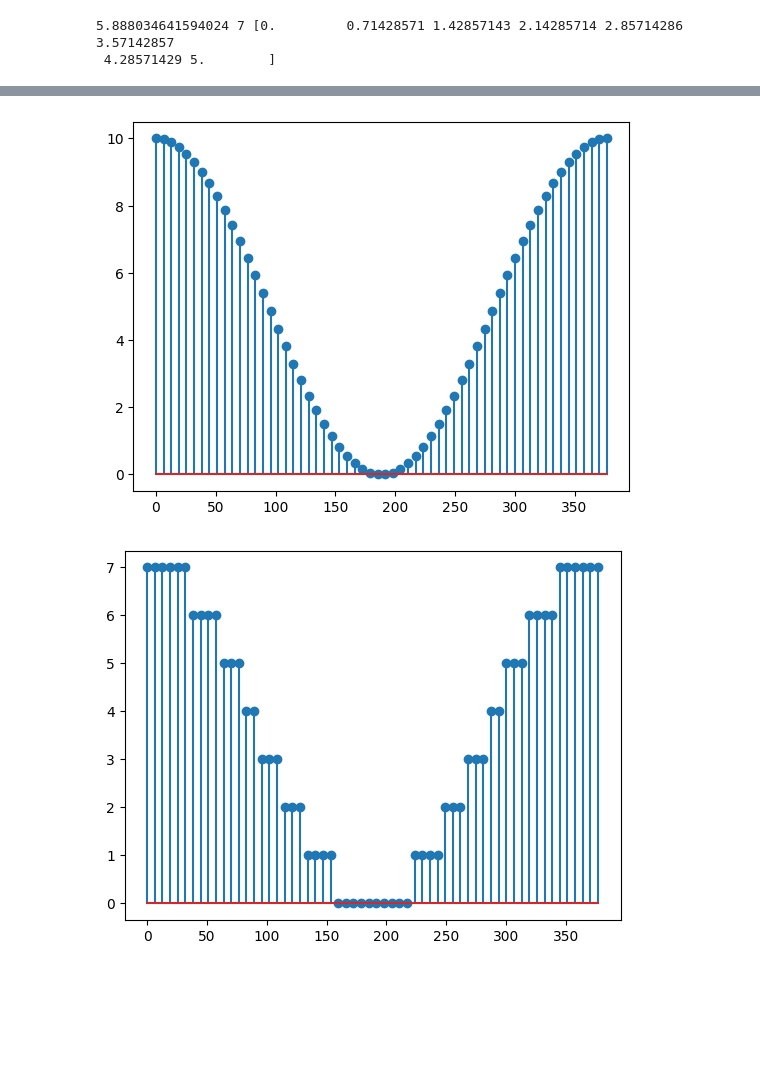
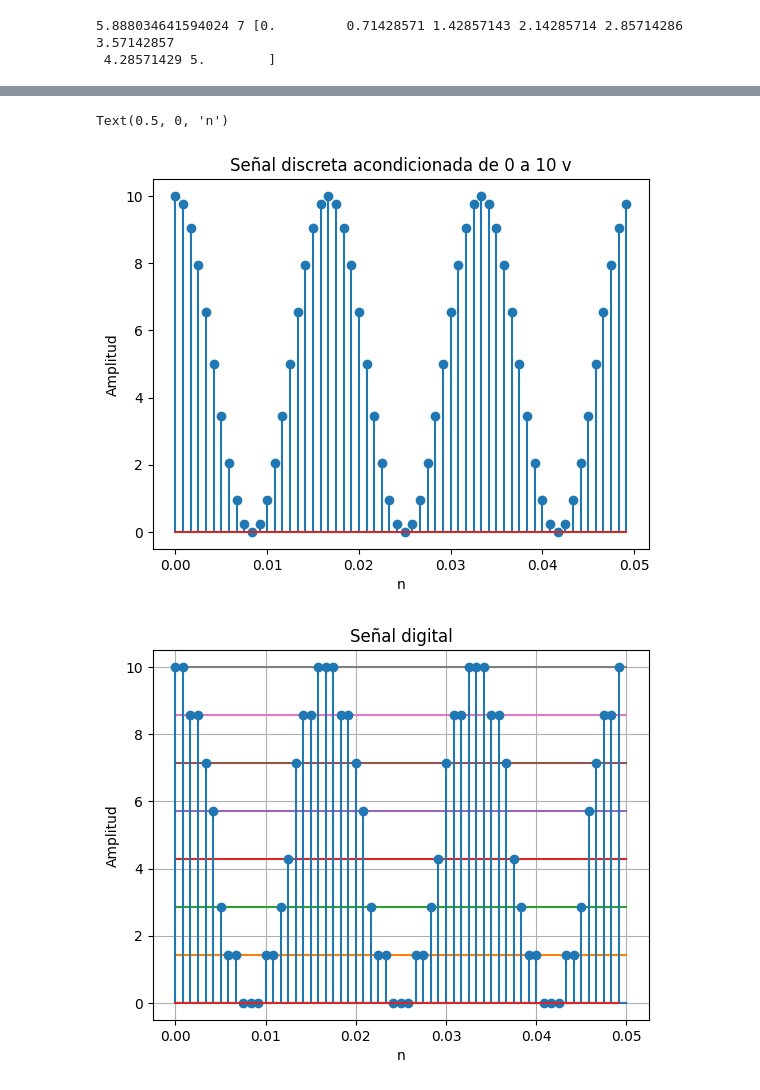
Before and after one commit to crismaque/Se-nales_y_Sistemas_2023_II, a Jupyter notebook: Ejercicios_SenalesSistemas/1_EJERCICIOS_ejemplo1SyS2021.ipynb, the cells around one changed output, grey strips where cells are left out. Drawn from its saved outputs; the diff is of its cells as text; code cells hidden in the pictures; blank space fills up the shorter version.

```diff
--- a/Ejercicios_SenalesSistemas/1_EJERCICIOS_ejemplo1SyS2021.ipynb
+++ b/Ejercicios_SenalesSistemas/1_EJERCICIOS_ejemplo1SyS2021.ipynb
@@ -381,9 +383,17 @@ print(y[50],ind[50],ve) # para y[50] = 0.58, el estado más cercano en ve es el
 import matplotlib.pyplot as plt
 import numpy as np
 
-x = np.linspace(0, 2*60*np.pi, 60)
-y =(120*np.cos(x))
+Fo = 60
+Fs = Fo*20 #nyquis
+To = 1/Fo
+Ts = 1/Fs
 
-plt.stem(x, y, use_line_collection=True)
+tv = np.linspace(0,3*To,100)
+x = 120*np.cos(120*np.pi*tv)
+
+plt.plot(tv,x,'r')
+plt.title('Señal continua')
+plt.ylabel('Amplitud')
+plt.xlabel('tiempo')
 plt.show()
 # %% [output]
@@ -390,0 +401,9 @@ plt.show()
+# %%
+td = np.arange(0,3*To,Ts)
+yd = 120*np.cos(120*np.pi*td)
+
+plt.stem(td,yd, use_line_collection=True )
+plt.title('Señal discreta')
+plt.ylabel('Amplitud')
+plt.xlabel('n')
+plt.show()
@@ -391,37 +412,51 @@ plt.show()
 # %%
-import matplotlib.pyplot as plt
-import numpy as np
-
-x = np.linspace(0, 2* 60* np.pi, 60)
-y = (120*np.cos(x))
-
 def my_ceropen(x,ymin = 0, ymax = 10):
+  '''
+  Codigo base para simular proceso de cero y pendiente
+  Se ingresa arreglo de numpy y los valores min  y max despues de cero y pendiente
+  '''
   xmax = max(x) # x.max()
   xmin = min(x) # x.min()
   m = (ymax - ymin)/(xmax - xmin)
   c = ymin - m*xmin
   yv = m*x + c
   return yv
-yv = my_ceropen(y,ymin=0,ymax=10)
 
-plt.stem(x, yv, use_line_collection=True)
-plt.show()
+yv = my_ceropen(yd,ymin=0,ymax=10)
+
+plt.stem(td,yv,use_line_collection=True)
+plt.title('Señal discreta acondicionada de 0 a 10 v')
+plt.ylabel('Amplitud')
+plt.xlabel('n')
 # %% [output]
+Text(0.5, 0, 'n')
-[figure, old version]
+[figure, new version]
 # %%
-def senal_digital(bits: int, ymin: int, ymax: int, y: any):
+def digital_conv(bits: int, ymin: int, ymax: int, y: any):
     states = np.linspace(ymin, ymax, 2**bits)
-    c = cdist(y.reshape(-1, 1), states.reshape(-1, 1))
-    ar = np.argmin(c, axis=1)
-    return ar
+    d = cdist(y.reshape(-1, 1), states.reshape(-1, 1))
+    ind = np.argmin(d, axis=1)
+    return states[ind]
 
-ynmin = 0
-ynmax = 10
+inmin = 0
+inmax = 10
 
-yv = my_ceropen(y,ymin=0,ymax=10)
-yd = senal_digital(3, ynmin, ynmax, yv)
-plt.stem(x, yd)
+yv = my_ceropen(yd,ymin=0,ymax=10)
 
+for i in range(yv.shape[0]):
+    if i == 0:
+        ydgt = digital_conv(3, inmin, inmax, yv[i])
+    else:
+        ydgt = np.append(ydgt, digital_conv(3, inmin, inmax, yv[i]))
+
+for v in np.linspace(inmin, inmax, 2**3):
+    plt.plot(tv, v*np.ones(len(tv)))
+
+plt.stem(td, ydgt)
+plt.title('Señal digital')
+plt.ylabel('Amplitud')
+plt.xlabel('n')
+plt.grid()
 plt.show()
 # %% [output]
-[figure, old version]
+[figure, new version]
```
Also changed, not shown: parts of 3 cells of this notebook.
